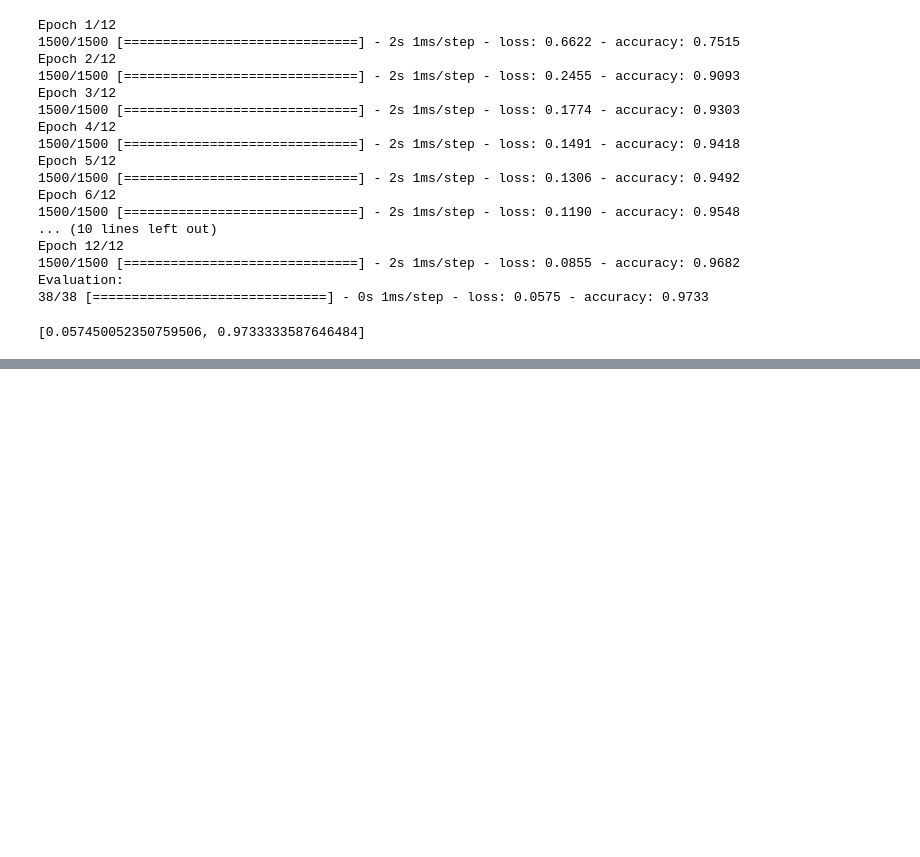
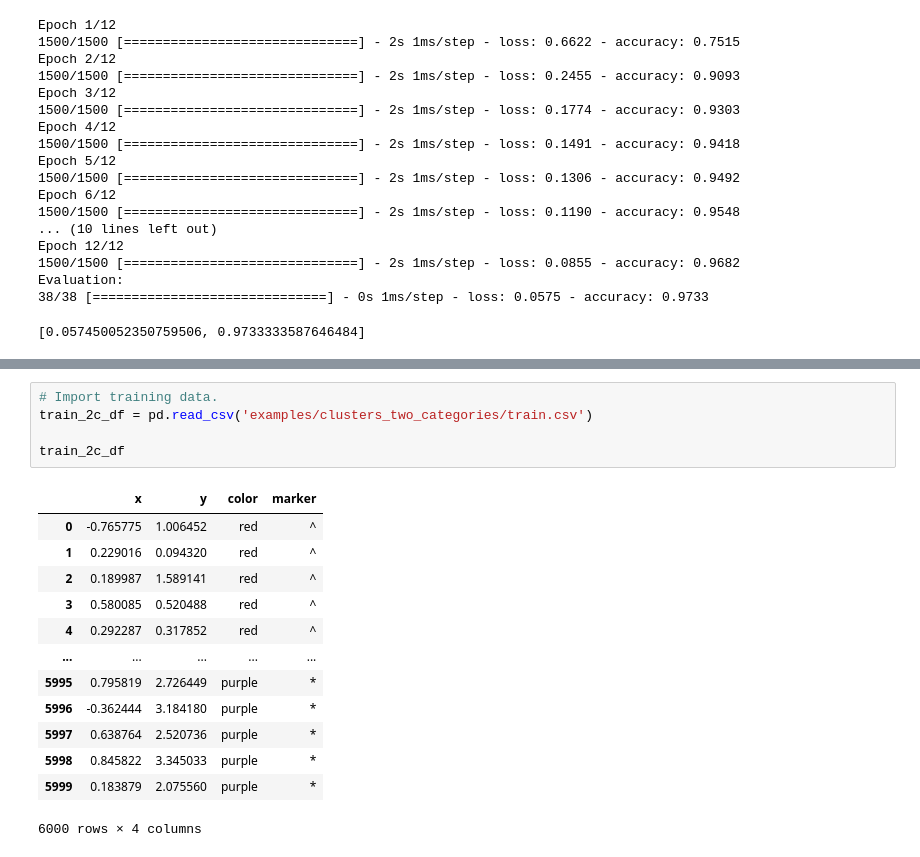
Before and after one commit to ShaneOG2/machstat-assessment, a Jupyter notebook: Practicals/Regular Tasks/Topic 4 - Machine Learning.ipynb, the cells around one changed output, grey strips where cells are left out. Cells and saved outputs as stored; diff of their text form; blank space fills up the shorter version.

Commit message:
Started coding 2nd clusters.

```diff
--- a/Practicals/Regular Tasks/Topic 4 - Machine Learning.ipynb
+++ b/Practicals/Regular Tasks/Topic 4 - Machine Learning.ipynb
@@ -423,0 +439,19 @@ Evaluation:
+# %%
+# Import training data.
+train_2c_df = pd.read_csv('examples/clusters_two_categories/train.csv')
+
+train_2c_df
+# %% [output]
+|  | x | y | color | marker |
+| 0 | -0.765775 | 1.006452 | red | ^ |
+| 1 | 0.229016 | 0.094320 | red | ^ |
+| 2 | 0.189987 | 1.589141 | red | ^ |
+| 3 | 0.580085 | 0.520488 | red | ^ |
+| 4 | 0.292287 | 0.317852 | red | ^ |
+| ... | ... | ... | ... | ... |
+| 5995 | 0.795819 | 2.726449 | purple | * |
+| 5996 | -0.362444 | 3.184180 | purple | * |
+| 5997 | 0.638764 | 2.520736 | purple | * |
+| 5998 | 0.845822 | 3.345033 | purple | * |
+| 5999 | 0.183879 | 2.075560 | purple | * |
+6000 rows × 4 columns
```
Also changed, not shown: parts of 11 cells of this notebook, 4 other files.
